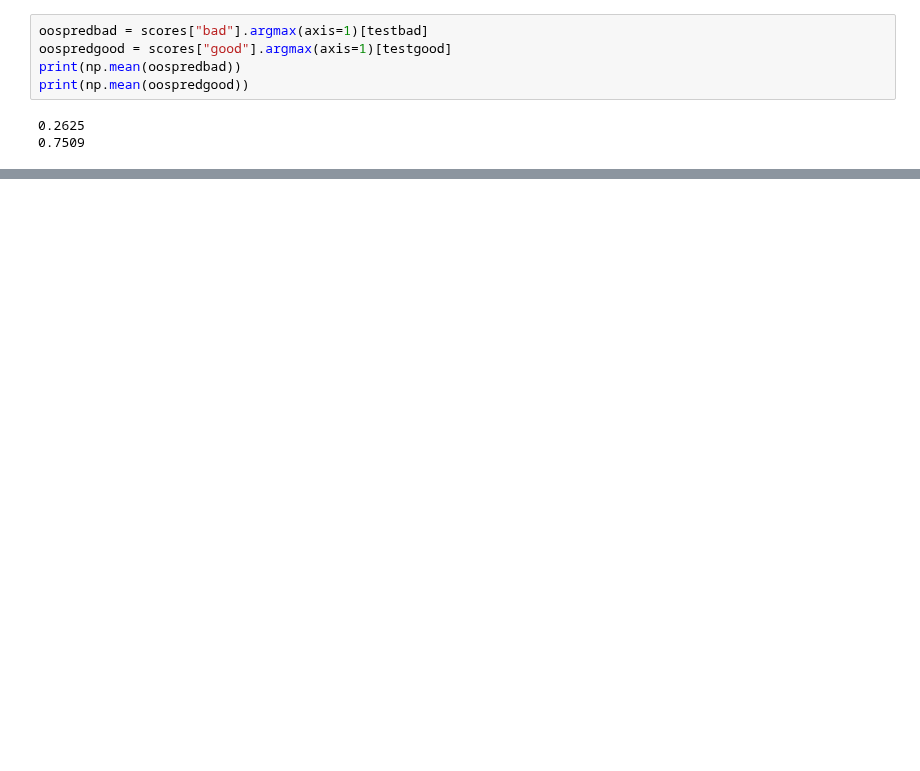
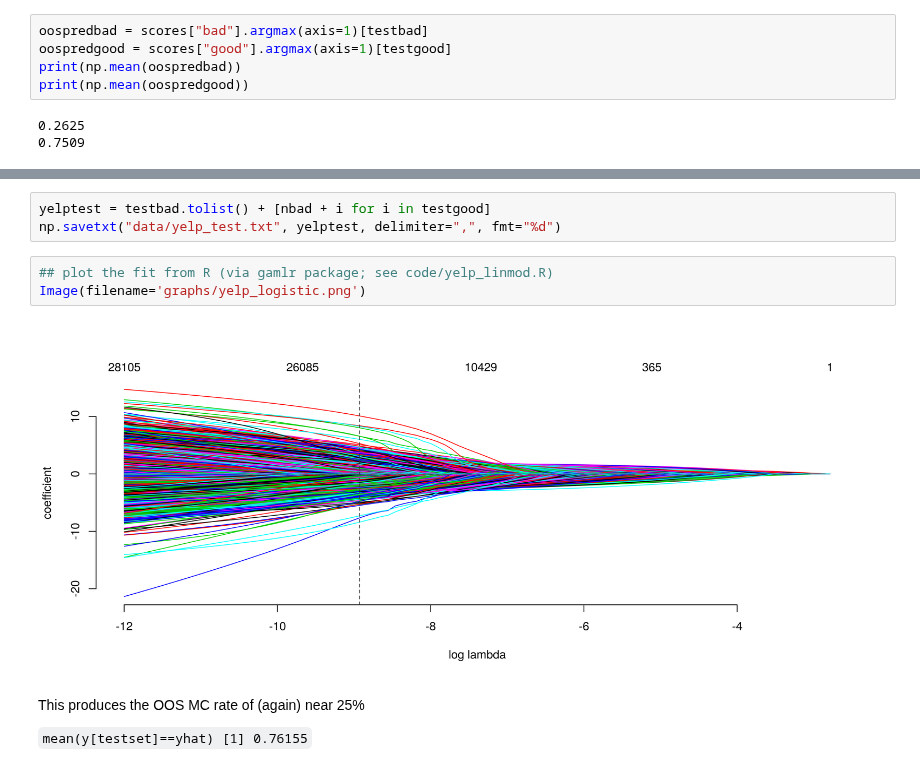
Before and after one commit to TaddyLab/deepir, a Jupyter notebook: w2v-inversion.ipynb, the cells around one changed output, grey strips where cells are left out. Cells and saved outputs as stored; diff of their text form; blank space fills up the shorter version.

Commit message:
done with yelp eg

```diff
--- a/w2v-inversion.ipynb
+++ b/w2v-inversion.ipynb
@@ -165,0 +187,15 @@ list(ngram[YelpReviews([1])])[5]
+# %%
+yelptest = testbad.tolist() + [nbad + i for i in testgood]
+np.savetxt("data/yelp_test.txt", yelptest, delimiter=",", fmt="%d")
+# %%
+## plot the fit from R (via gamlr package; see code/yelp_linmod.R)
+Image(filename='graphs/yelp_logistic.png')
+# %% [output]
+[figure, added]
+# %% [markdown]
+This produces the OOS MC rate of (again) near 25%
+
+`
+mean(y[testset]==yhat)
+[1] 0.76155
+`
```
Also changed, not shown: parts of 7 cells of this notebook, 2 other files.
